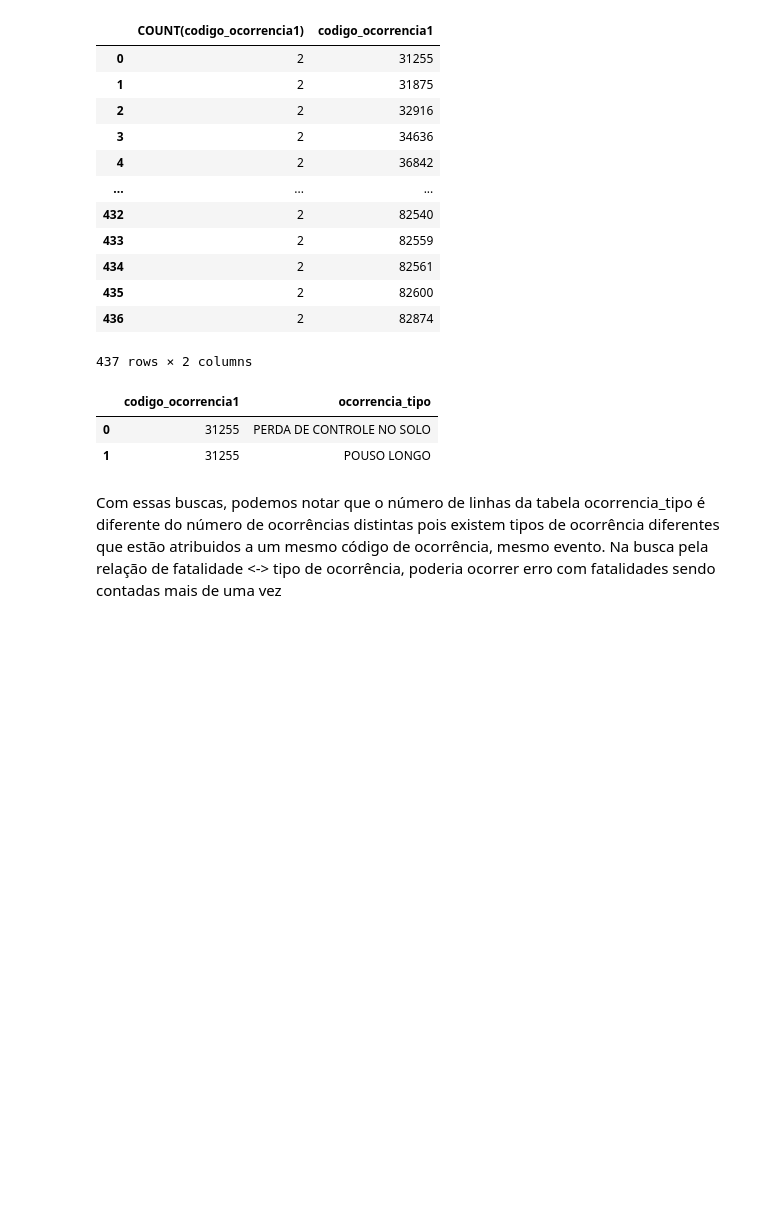
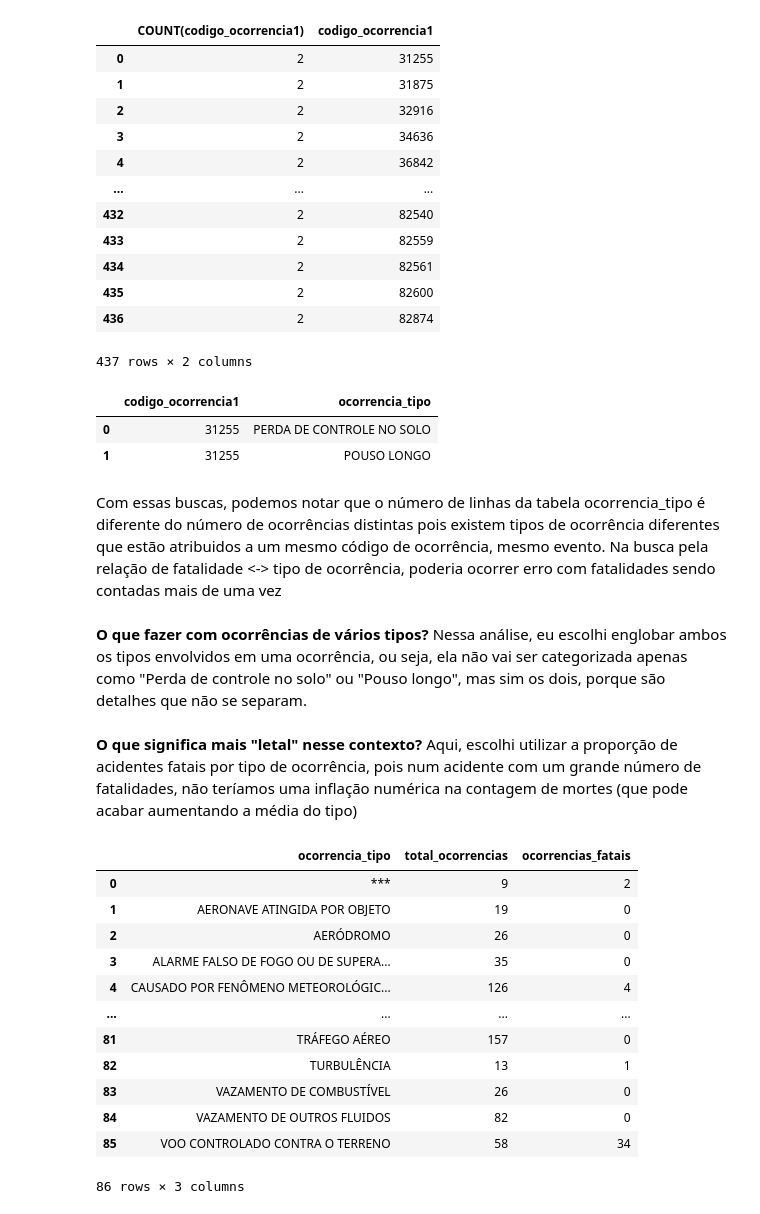
Before and after one commit to davivi-py/analise-acidentes-aereos-cenipa, a Jupyter notebook: análise.ipynb, the cells around one changed output. Drawn from its saved outputs; the diff is of its cells as text; code cells hidden in the pictures; blank space fills up the shorter version.

Commit message:
Adiciona contagem de ocorrências fatais por tipo

```diff
--- a/análise.ipynb
+++ b/análise.ipynb
@@ -202,3 +208,31 @@ pd.read_sql_query(ocorr_31255, con)
 | 1 | 31255 | POUSO LONGO |
 # %% [markdown]
 Com essas buscas, podemos notar que o número de linhas da tabela ocorrencia_tipo é diferente do número de ocorrências distintas pois existem tipos de ocorrência diferentes que estão atribuidos a um mesmo código de ocorrência, mesmo evento. Na busca pela relação de fatalidade <-> tipo de ocorrência, poderia ocorrer erro com fatalidades sendo contadas mais de uma vez
+# %% [markdown]
+**O que fazer com ocorrências de vários tipos?** Nessa análise, eu escolhi englobar ambos os tipos envolvidos em uma ocorrência, ou seja, ela não vai ser categorizada apenas como "Perda de controle no solo" ou "Pouso longo", mas sim os dois, porque são detalhes que não se separam.
+# %% [markdown]
+**O que significa mais "letal" nesse contexto?** Aqui, escolhi utilizar a proporção de acidentes fatais por tipo de ocorrência, pois num acidente com um grande número de fatalidades, não teríamos uma inflação numérica na contagem de mortes (que pode acabar aumentando a média do tipo)
+# %%
+fatais_tipo = """WITH mortes_por_ocorrencia AS ( SELECT codigo_ocorrencia2, sum(aeronave_fatalidades_total) AS total_mortes
+FROM aeronave
+GROUP BY codigo_ocorrencia2 )
+
+SELECT ocorrencia_tipo, COUNT(*) AS total_ocorrencias, SUM(CASE WHEN total_mortes >= 1 THEN 1 ELSE 0 END) AS ocorrencias_fatais
+FROM ocorrencia_tipo
+JOIN mortes_por_ocorrencia ON ocorrencia_tipo.codigo_ocorrencia1 = mortes_por_ocorrencia.codigo_ocorrencia2
+GROUP BY ocorrencia_tipo"""
+pd.read_sql_query(fatais_tipo, con)
+# %% [output]
+|  | ocorrencia_tipo | total_ocorrencias | ocorrencias_fatais |
+| 0 | *** | 9 | 2 |
+| 1 | AERONAVE ATINGIDA POR OBJETO | 19 | 0 |
+| 2 | AERÓDROMO | 26 | 0 |
+| 3 | ALARME FALSO DE FOGO OU DE SUPERA... | 35 | 0 |
+| 4 | CAUSADO POR FENÔMENO METEOROLÓGIC... | 126 | 4 |
+| ... | ... | ... | ... |
+| 81 | TRÁFEGO AÉREO | 157 | 0 |
+| 82 | TURBULÊNCIA | 13 | 1 |
+| 83 | VAZAMENTO DE COMBUSTÍVEL | 26 | 0 |
+| 84 | VAZAMENTO DE OUTROS FLUIDOS | 82 | 0 |
+| 85 | VOO CONTROLADO CONTRA O TERRENO | 58 | 34 |
+86 rows × 3 columns
```
Also changed, not shown: parts of 1 cell of this notebook.
